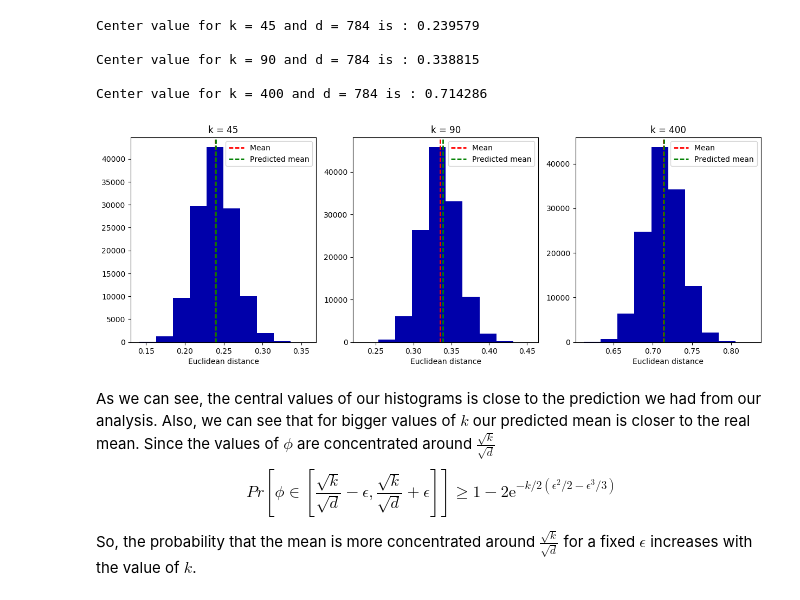
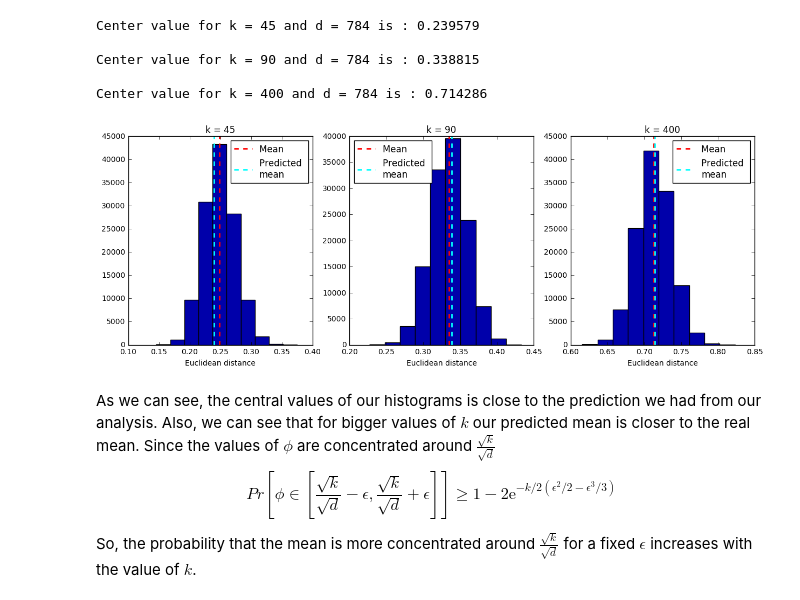
Before and after one commit to LuisArmandoPerez/Assignment_3FDM, a Jupyter notebook: Assignment 3.ipynb, the cells around one changed output. Drawn from its saved outputs; the diff is of its cells as text; code cells hidden in the pictures.

```diff
--- a/Assignment 3.ipynb
+++ b/Assignment 3.ipynb
@@ -84,37 +86,36 @@ Center value for k = 400 and d = 784 is : 0.714286
 # %%
 # create subplot
 fig, axs = plt.subplots(1,3, figsize=(15,5))
 axs = axs.ravel()
 
 d=784;
 end = 500;
 
 for k, ax in zip([45, 90, 400], axs):
     # Matrix R
     R=np.random.randint(0,2,size=(k,d)) # Randomly sample with probability 1/2
     R[R==0]=-1 #Matrix values in {-1,1}
     R = R*(1/np.sqrt(d)) #Replacement with +/- 1/sqrt(d)
 
     phi=[];
     for i in range(end):
         for j in np.arange(i+1, end, step=1):
             #Transform data points pairwise. Calculate distance
             transf = np.linalg.norm(R.dot(X[i])-R.dot(X[j]),2)
             #Distance of data points pairwise.
             original = np.linalg.norm(X[i]-X[j],2)
             #Calculate phi
             phi.append((transf/original))
     #Plot histogram
     ax.hist(phi);
     ax.set_title('k = %d' %k)
     ax.set_xlabel('Euclidean distance')
-    ax.axis('tight')
     ax.axvline(np.array(phi).mean(), label="Mean ",color='r', linestyle='dashed', linewidth=2)
-    ax.axvline(np.sqrt(k/d), color='g', label="Predicted mean",linestyle='dashed', linewidth=2)
-    ax.legend()
+    ax.axvline(np.sqrt(k/d), color='cyan', label="Predicted \nmean",linestyle='dashed', linewidth=2)
+    ax.legend(loc='best')
 plt.show();
 # %% [output]
-[figure, old version]
+[figure, new version]
 # %% [markdown]
 As we can see, the central values of our histograms is close to the prediction we had from our analysis. Also, we can see that for bigger values of $k$ our predicted mean is closer to the real mean. Since the values of $\phi$ are concentrated around $\frac{\sqrt{k}}{\sqrt{d}}$ $$Pr\left[\phi \in\left[\frac{\sqrt{k}}{\sqrt{d}}-\epsilon,\frac{\sqrt{k}}{\sqrt{d}}+\epsilon\right]\right]\geq 1-2\text{e}^{-k/2(\epsilon^2/2-\epsilon^3/3)}$$
 
```
Also changed, not shown: parts of 10 cells of this notebook.
